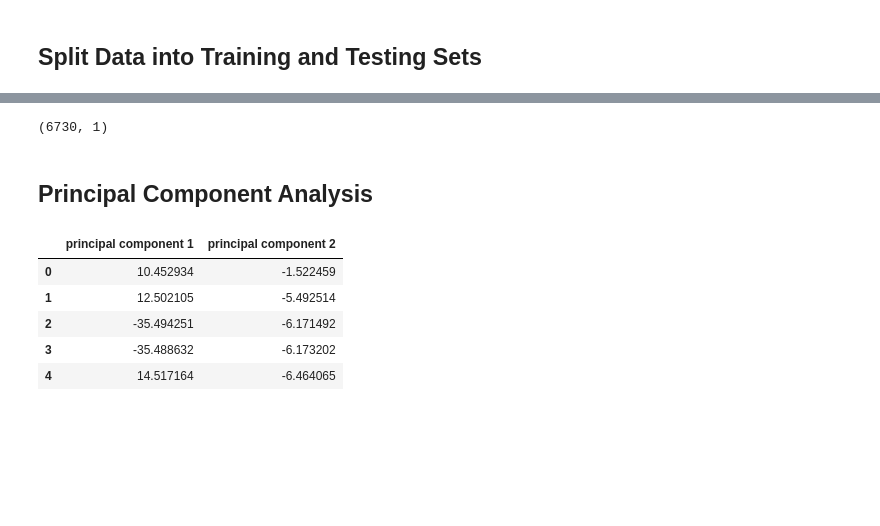
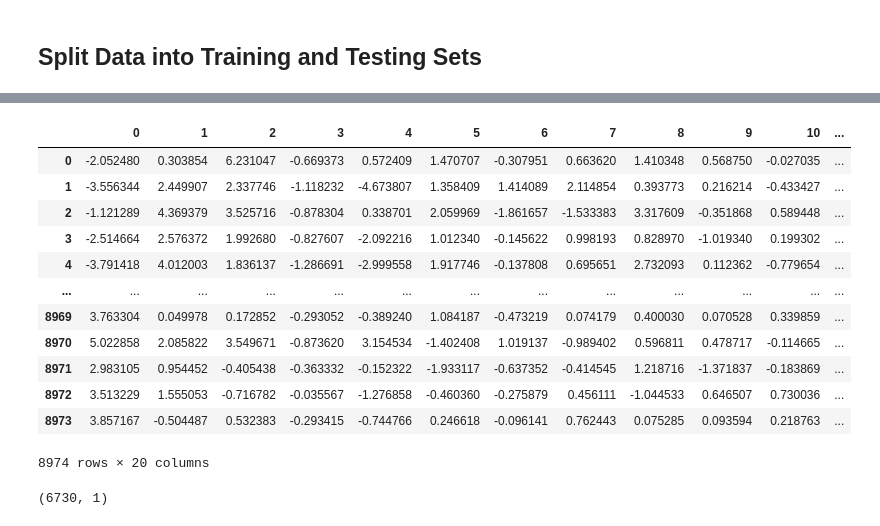
Before and after one commit to TamaraGR/Police_Violence_Analysis, a Jupyter notebook: Police_Violence_PCA.ipynb, the cells around one changed output, grey strips where cells are left out. Saved outputs shown, nothing was run; the diff lists cells and outputs as text; code cells hidden in the pictures; blank space fills up the shorter version.

```diff
--- a/Police_Violence_PCA.ipynb
+++ b/Police_Violence_PCA.ipynb
@@ -344,3 +357,23 @@ X.describe()
+# %%
+pca = PCA(n_components=20)
+principalComponents = pca.fit_transform(X_std)
+pca_df = pd.DataFrame(principalComponents)
+# %%
+pca_df
+# %% [output]
+|  | 0 | 1 | 2 | 3 | 4 | 5 | 6 | 7 | 8 | 9 | 10 | ... |
+| 0 | -2.052480 | 0.303854 | 6.231047 | -0.669373 | 0.572409 | 1.470707 | -0.307951 | 0.663620 | 1.410348 | 0.568750 | -0.027035 | ... |
+| 1 | -3.556344 | 2.449907 | 2.337746 | -1.118232 | -4.673807 | 1.358409 | 1.414089 | 2.114854 | 0.393773 | 0.216214 | -0.433427 | ... |
+| 2 | -1.121289 | 4.369379 | 3.525716 | -0.878304 | 0.338701 | 2.059969 | -1.861657 | -1.533383 | 3.317609 | -0.351868 | 0.589448 | ... |
+| 3 | -2.514664 | 2.576372 | 1.992680 | -0.827607 | -2.092216 | 1.012340 | -0.145622 | 0.998193 | 0.828970 | -1.019340 | 0.199302 | ... |
+| 4 | -3.791418 | 4.012003 | 1.836137 | -1.286691 | -2.999558 | 1.917746 | -0.137808 | 0.695651 | 2.732093 | 0.112362 | -0.779654 | ... |
+| ... | ... | ... | ... | ... | ... | ... | ... | ... | ... | ... | ... | ... |
+| 8969 | 3.763304 | 0.049978 | 0.172852 | -0.293052 | -0.389240 | 1.084187 | -0.473219 | 0.074179 | 0.400030 | 0.070528 | 0.339859 | ... |
+| 8970 | 5.022858 | 2.085822 | 3.549671 | -0.873620 | 3.154534 | -1.402408 | 1.019137 | -0.989402 | 0.596811 | 0.478717 | -0.114665 | ... |
+| 8971 | 2.983105 | 0.954452 | -0.405438 | -0.363332 | -0.152322 | -1.933117 | -0.637352 | -0.414545 | 1.218716 | -1.371837 | -0.183869 | ... |
+| 8972 | 3.513229 | 1.555053 | -0.716782 | -0.035567 | -1.276858 | -0.460360 | -0.275879 | 0.456111 | -1.044533 | 0.646507 | 0.730036 | ... |
+| 8973 | 3.857167 | -0.504487 | 0.532383 | -0.293415 | -0.744766 | 0.246618 | -0.096141 | 0.762443 | 0.075285 | 0.093594 | 0.218763 | ... |
+8974 rows × 20 columns
 # %%
 # Train, test, and split model
 X_train, X_test, y_train, y_test = train_test_split(X,y)
@@ -348,5 +381,3 @@ X_train, X_test, y_train, y_test = train_test_split(X,y)
 y_train.shape
 # %% [output]
 (6730, 1)
-# %% [markdown]
-## Principal Component Analysis
@@ -360,11 +383,0 @@ pca_killings = pca.fit_transform(X)
-# %%
-# Create DataFrame that will have principal component values for all samples
-pca_df = pd.DataFrame(data = pca_killings, columns = ['principal component 1', 'principal component 2'])
-pca_df.head()
-# %% [output]
-|  | principal component 1 | principal component 2 |
-| 0 | 10.452934 | -1.522459 |
-| 1 | 12.502105 | -5.492514 |
-| 2 | -35.494251 | -6.171492 |
-| 3 | -35.488632 | -6.173202 |
-| 4 | 14.517164 | -6.464065 |
```
Also changed, not shown: parts of 21 cells of this notebook.
